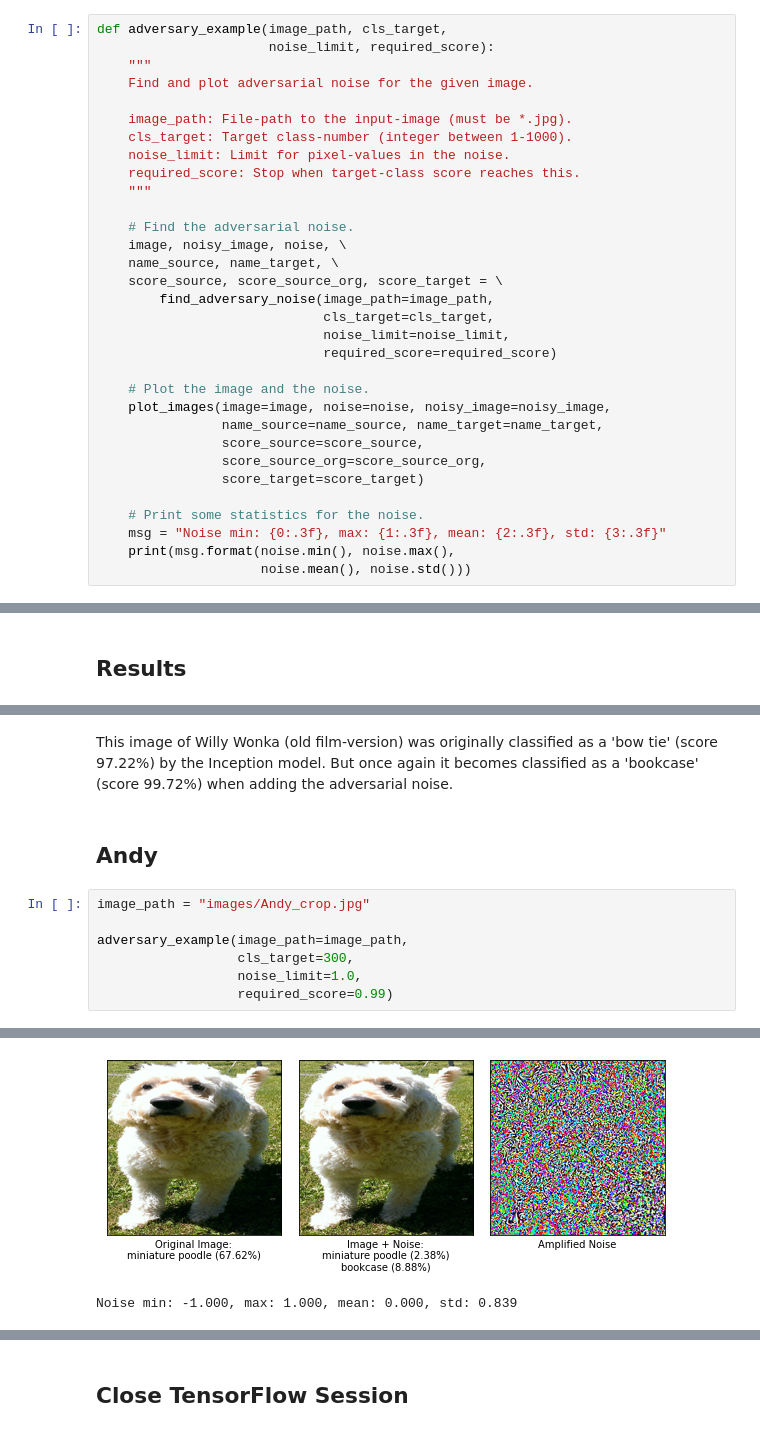
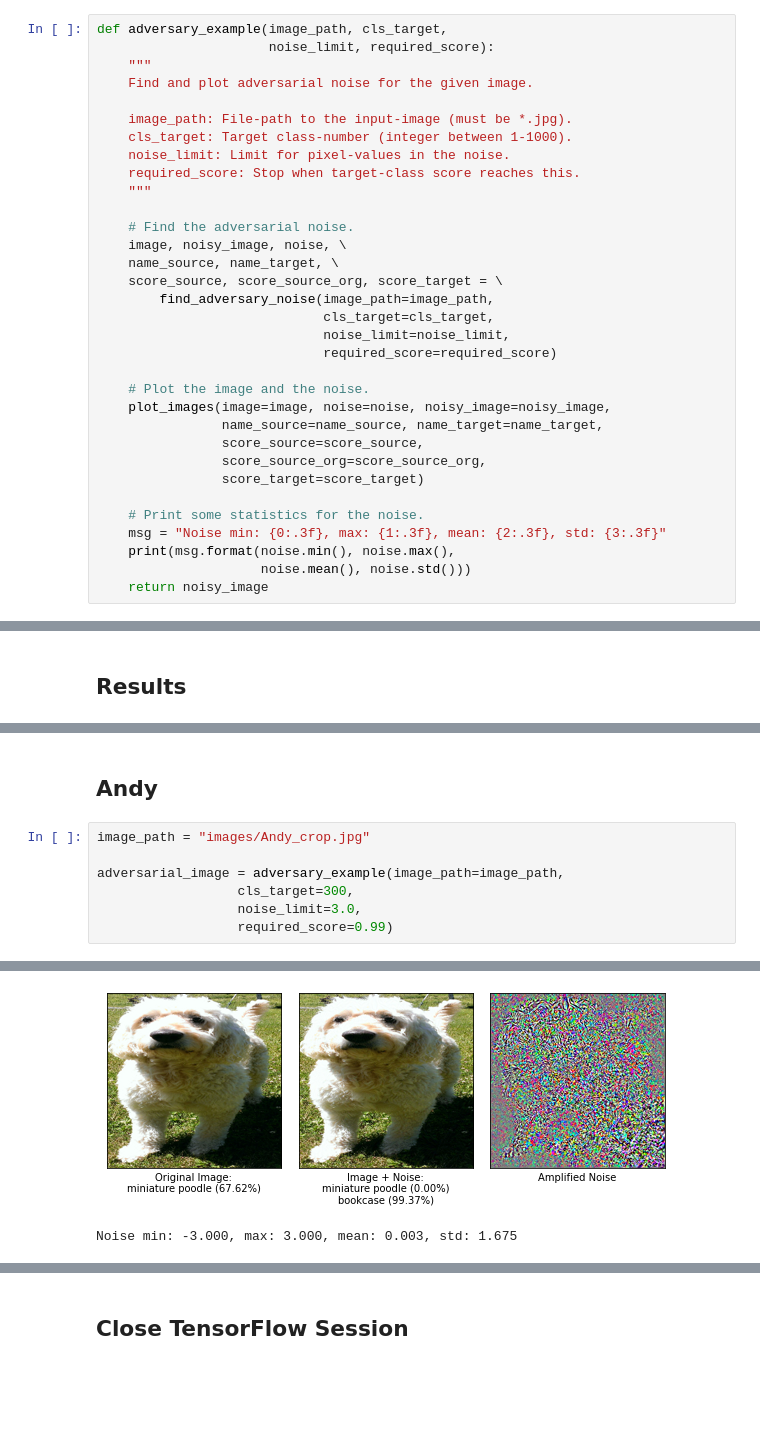
Before and after one commit to farahcc/TensorFlow-Tutorials, a Jupyter notebook: 11_Adversarial_Examples.ipynb, the cells around one changed output, grey strips where cells are left out. Saved outputs shown, nothing was run; the diff lists cells and outputs as text; blank space fills up the shorter version.

```diff
--- a/11_Adversarial_Examples.ipynb
+++ b/11_Adversarial_Examples.ipynb
@@ -374,3 +382,4 @@ def adversary_example(image_path, cls_target,
     msg = "Noise min: {0:.3f}, max: {1:.3f}, mean: {2:.3f}, std: {3:.3f}"
     print(msg.format(noise.min(), noise.max(),
                      noise.mean(), noise.std()))
+    return noisy_image
@@ -515,13 +534,11 @@ Noise min: -3.000, max: 3.000, mean: -0.002, std: 1.386
-# %% [markdown]
-This image of Willy Wonka (old film-version) was originally classified as a 'bow tie' (score 97.22%) by the Inception model. But once again it becomes classified as a 'bookcase' (score 99.72%) when adding the adversarial noise.
 # %% [markdown]
 ## Andy
 # %%
 image_path = "images/Andy_crop.jpg"
 
-adversary_example(image_path=image_path,
+adversarial_image = adversary_example(image_path=image_path,
                   cls_target=300,
-                  noise_limit=1.0,
+                  noise_limit=3.0,
                   required_score=0.99)
 # %% [output]
 Iteration: 0
@@ -544,2 +561,2 @@ Gradient min: -0.003492, max:  0.003314, stepsize:   2004.87
-[figure, old version]
+[figure, new version]
-Noise min: -1.000, max: 1.000, mean: 0.000, std: 0.839
+Noise min: -3.000, max: 3.000, mean: 0.003, std: 1.675
```
Also changed, not shown: parts of 39 cells of this notebook, 5 other files.
